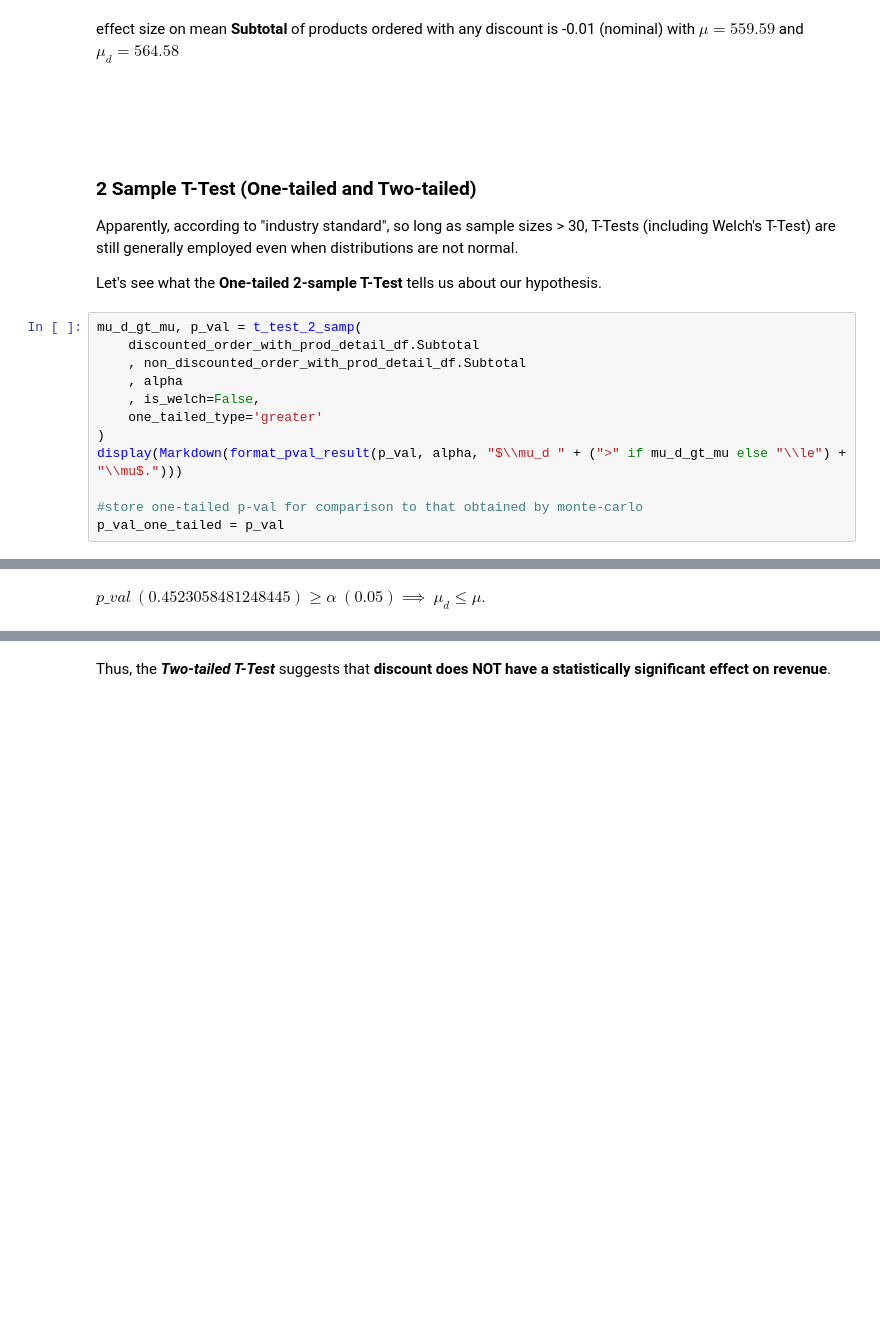
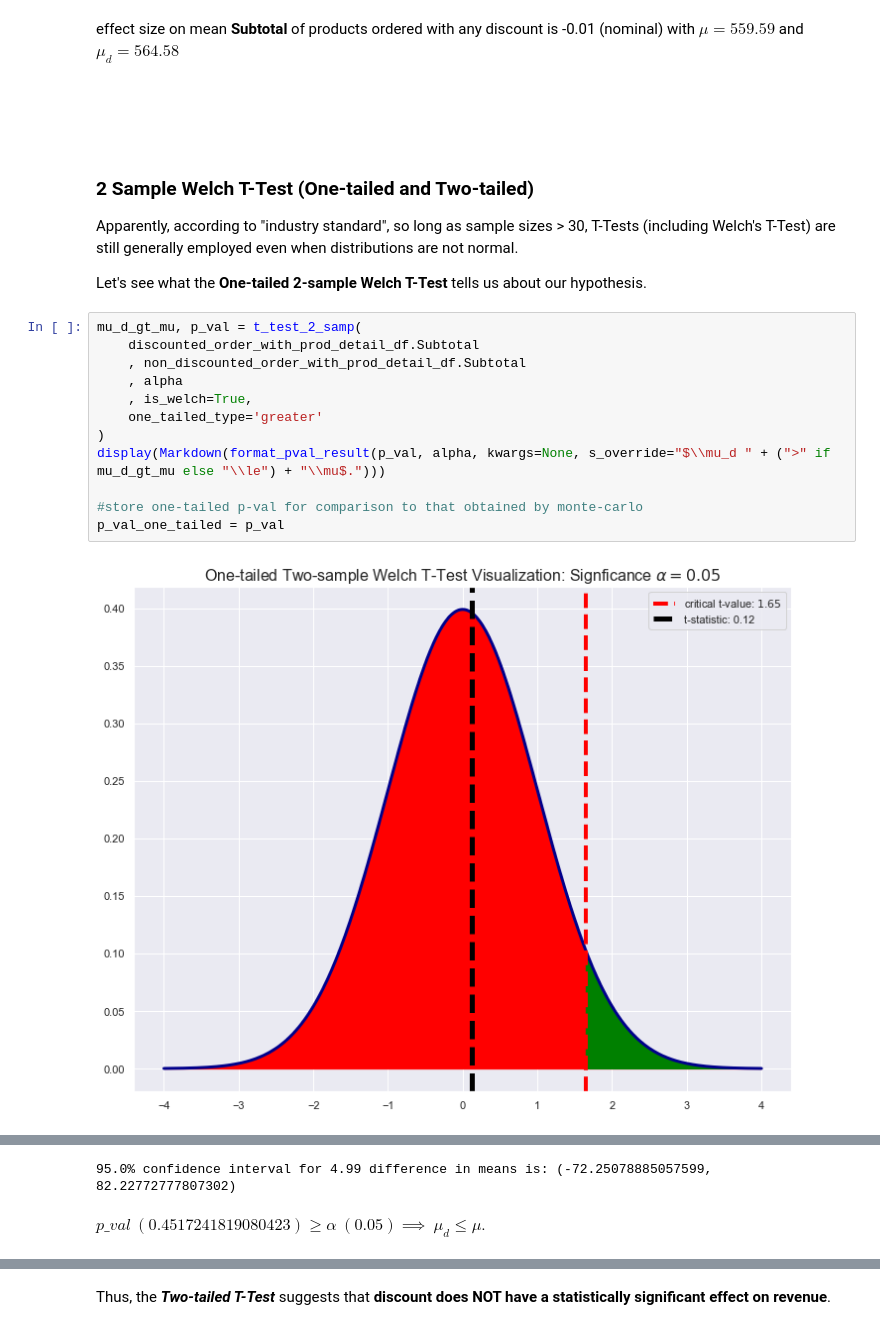
Before and after one commit to sacontreras/dsc-project-module-03, a Jupyter notebook: NorthwindProductDisountOrderEffectAnalysis.ipynb, the cells around one changed output, grey strips where cells are left out. Saved outputs shown, nothing was run; the diff lists cells and outputs as text; blank space fills up the shorter version.

```diff
--- a/NorthwindProductDisountOrderEffectAnalysis.ipynb
+++ b/NorthwindProductDisountOrderEffectAnalysis.ipynb
@@ -1224,21 +1386,22 @@ effect size on mean <b>Subtotal</b> of products ordered with any discount is -0.
 # %% [markdown]
 <br>
 
-### 2 Sample T-Test (One-tailed and Two-tailed)
+### 2 Sample Welch T-Test (One-tailed and Two-tailed)
 
 Apparently, according to "industry standard", so long as sample sizes > 30, T-Tests (including Welch's T-Test) are still generally employed even when distributions are not normal.
 
-Let's see what the **One-tailed 2-sample T-Test** tells us about our hypothesis.
+Let's see what the **One-tailed 2-sample Welch T-Test** tells us about our hypothesis.
 # %%
 mu_d_gt_mu, p_val = t_test_2_samp(
     discounted_order_with_prod_detail_df.Subtotal
     , non_discounted_order_with_prod_detail_df.Subtotal
     , alpha
-    , is_welch=False,
+    , is_welch=True,
     one_tailed_type='greater'
 )
-display(Markdown(format_pval_result(p_val, alpha, "$\\mu_d " + (">" if mu_d_gt_mu else "\\le") + "\\mu$.")))
+display(Markdown(format_pval_result(p_val, alpha, kwargs=None, s_override="$\\mu_d " + (">" if mu_d_gt_mu else "\\le") + "\\mu$.")))
 
 #store one-tailed p-val for comparison to that obtained by monte-carlo
 p_val_one_tailed = p_val
 # %% [output]
+[figure, added]
@@ -1245,2 +1409,3 @@ p_val_one_tailed = p_val
+95.0% confidence interval for 4.99 difference in means is: (-72.25078885057599, 82.22772777807302)
-$p\_val\ (0.4523058481248445) \ge \alpha\ (0.05) \implies$ $\mu_d \le\mu$.
+$p\_val\ (0.4517241819080423) \ge \alpha\ (0.05) \implies$ $\mu_d \le\mu$.
 # %% [markdown]
```
Also changed, not shown: parts of 33 cells of this notebook.
